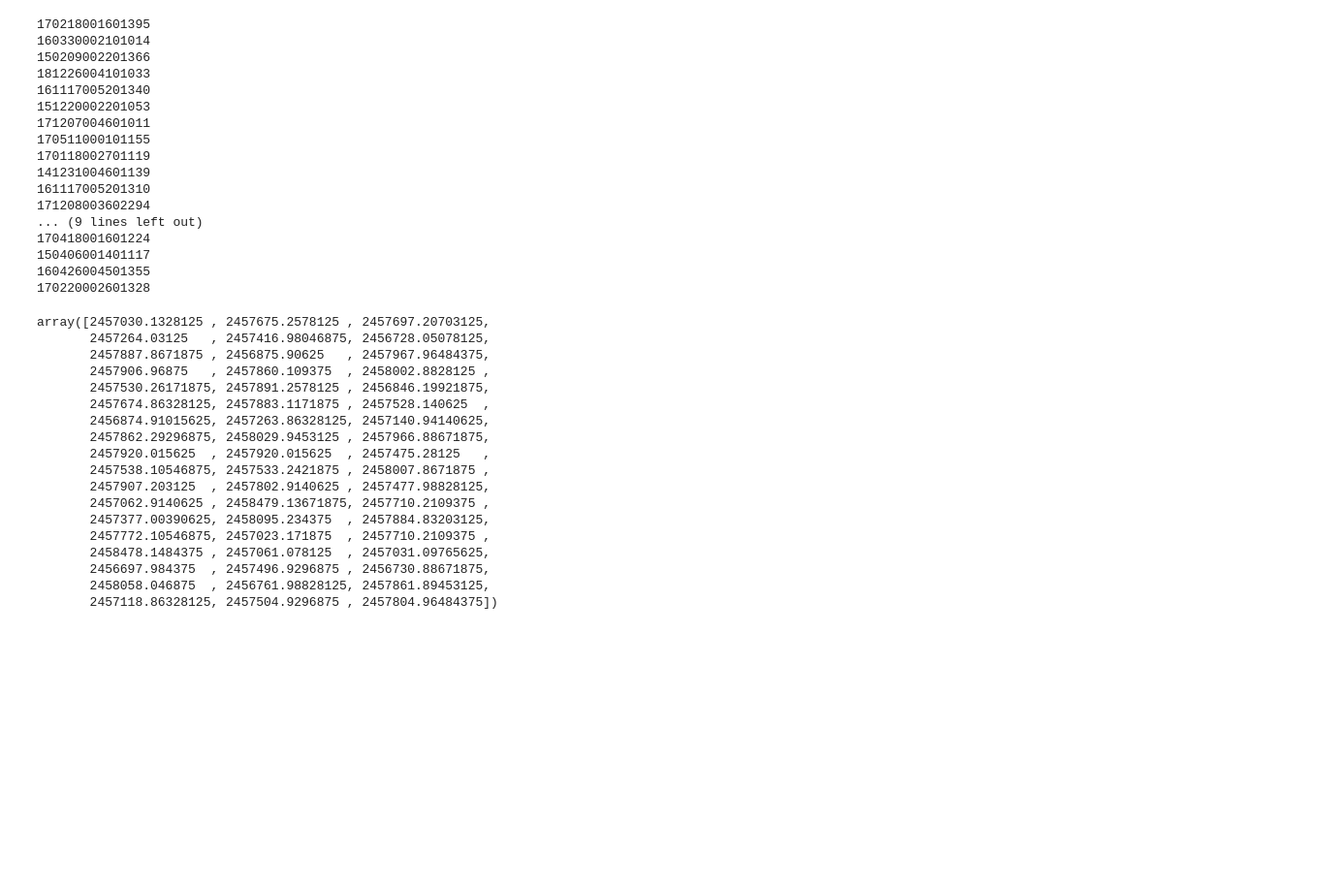
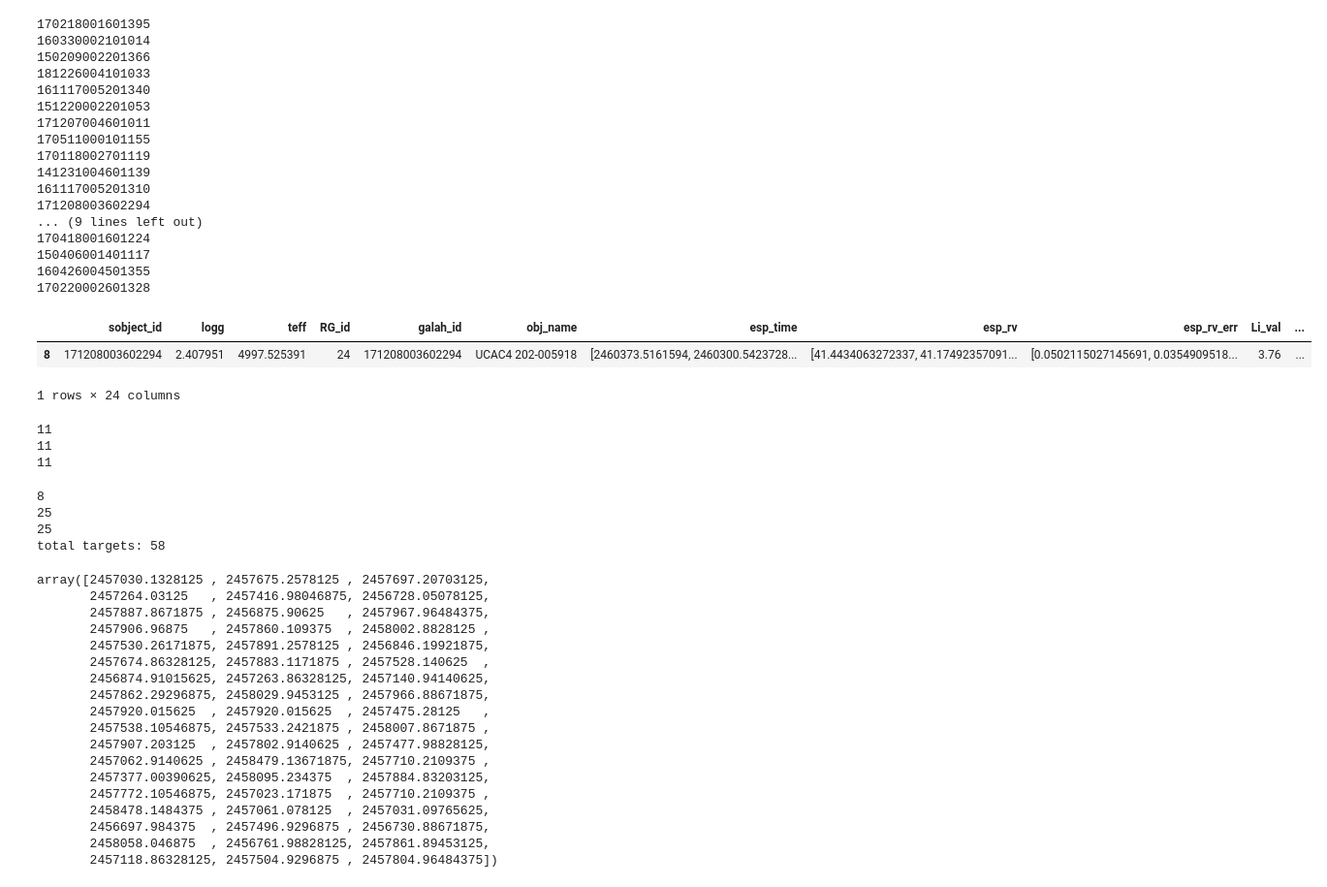
Before and after one commit to MaryumSayeed/ESPRESSO, a Jupyter notebook: scripts/combine_rvs.ipynb, the cells around one changed output. Shown at 97% size. Saved outputs shown, nothing was run; the diff lists cells and outputs as text; code cells hidden in the pictures; blank space fills up the shorter version.

```diff
--- a/scripts/combine_rvs.ipynb
+++ b/scripts/combine_rvs.ipynb
@@ -150,7 +150,7 @@ def combine_table(obj_dir,program):
             if 'GALAH' in i:
                 galah_name = i.split(' ')[-1]
         if v['name'][0] == 'UCAC4 202-005918':
-            galah_name  = '171208003602294'
+            galah_name  = 171208003602294
 
         new_df['RG_id'].append(k)
         new_df['program'].append(program)
@@ -207,11 +207,64 @@ for i in p116_galah['sobject_id']:
 150406001401117
 160426004501355
 170220002601328
+# %%
+# one target had data taken in P112 and P116. UCAC4 202-005918 or DR3_id = 171208003602294
+# combine the espresso measurements for this target
+p112_galah[p112_galah['sobject_id']==171208003602294]#['RG_id']
+# %% [output]
+|  | sobject_id | logg | teff | RG_id | galah_id | obj_name | esp_time | esp_rv | esp_rv_err | Li_val | ... |
+| 8 | 171208003602294 | 2.407951 | 4997.525391 | 24 | 171208003602294 | UCAC4 202-005918 | [2460373.5161594, 2460300.5423728... | [41.4434063272337, 41.17492357091... | [0.0502115027145691, 0.0354909518... | 3.76 | ... |
+1 rows × 24 columns
+# %%
+# combine the espresso measurements between P112 and P116:
+
+c='esp_time'
+merge_time = np.concatenate([p112_galah[p112_galah['sobject_id']==171208003602294][c].values, p116_galah[p116_galah['sobject_id']==171208003602294][c].values])
+merge_time = list(itertools.chain(*merge_time))
+
+c='esp_rv'
+merge_rv = np.concatenate([p112_galah[p112_galah['sobject_id']==171208003602294][c].values, p116_galah[p116_galah['sobject_id']==171208003602294][c].values])
+merge_rv = list(itertools.chain(*merge_rv))
+
+c='esp_rv_err'
+merge_rv_err = np.concatenate([p112_galah[p112_galah['sobject_id']==171208003602294][c].values, p116_galah[p116_galah['sobject_id']==171208003602294][c].values])
+merge_rv_err = list(itertools.chain(*merge_rv_err))
+
+print(len(merge_time))
+print(len(merge_rv))
+print(len(merge_rv_err))
+
+# save the combined list in the P116 table
+
+new_p116_galah = p116_galah.copy()
+
+index = new_p116_galah.loc[new_p116_galah['sobject_id']==171208003602294].index[0]
+new_p116_galah.at[index,'esp_time']   = merge_time
+new_p116_galah.at[index,'esp_rv']     = merge_rv
+new_p116_galah.at[index,'esp_rv_err'] = merge_rv_err
+
+# Remove the target from P112 table that was also observed in P116:
+new_p112_galah = p112_galah[p112_galah['sobject_id']!=171208003602294]
+# %% [output]
+11
+11
+11
 # %%
-df_both = pd.concat([p112_galah, p113_galah, p116_galah])
+print(len(new_p112_galah))
+print(len(p113_galah))
+print(len(new_p116_galah))
+
+df_both = pd.concat([new_p112_galah, p113_galah, new_p116_galah])
 df_both = pd.merge(df_both, galah[['star_id','sobject_id','ra_dr2','dec_dr2','dr3_source_id']],on='sobject_id')
 df_both = pd.merge(df_both, galah_rv[['sobject_id','MJD_local','rv_obst','rv_sme_v2','rv_nogr_obst','e_rv_nogr_obst','rv_galah','e_rv_galah','dr2_radial_velocity','use_rv_flag']],on='sobject_id')
 #df_both[['rv_obst','rv_nogr_obst','rv_sme_v2','rv_galah','use_rv_flag']]
+
+print('total targets:',len(df_both))
+# %% [output]
+8
+25
+25
+total targets: 58
 # %%
 def convert_mjd_to_jd(mjd):
     t = Time(mjd, format='mjd', scale='local')
```
Also changed, not shown: parts of 13 cells of this notebook, 3 other files.
